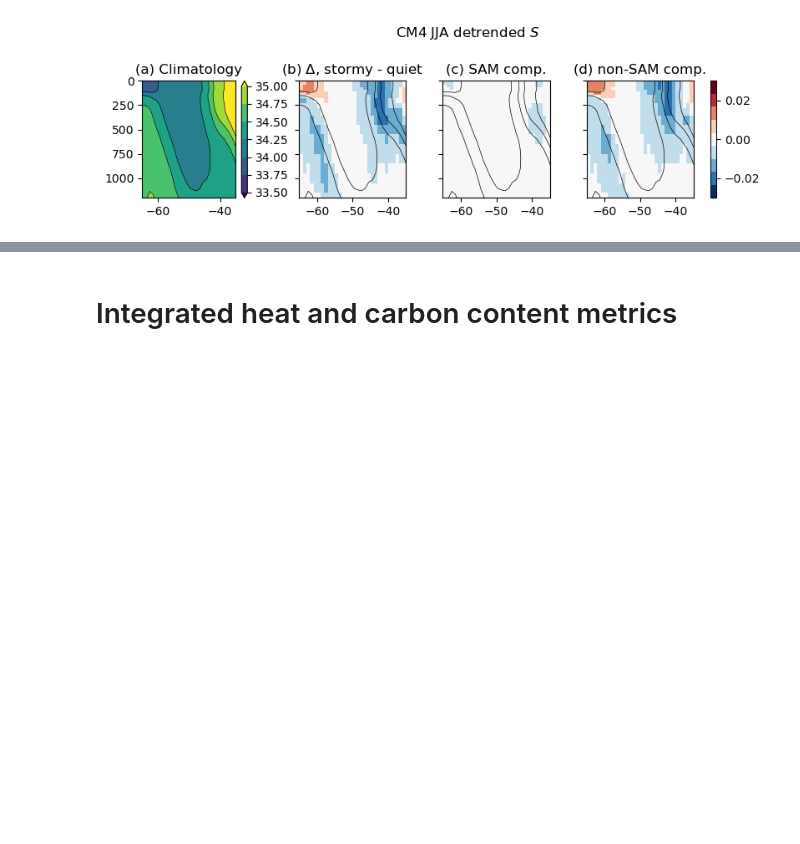
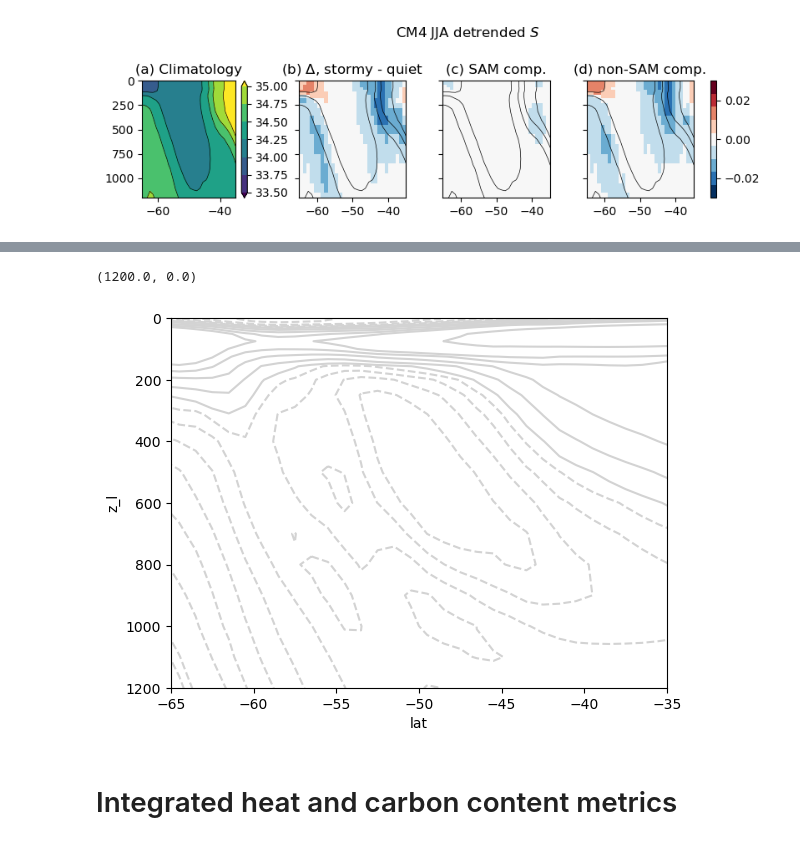
Before and after one commit to keturner8/stormtrack_variability, a Jupyter notebook: notebooks/composites_CMIP_SAMresid.ipynb, the cells around one changed output, grey strips where cells are left out. Cells and saved outputs as stored; diff of their text form; code cells hidden in the pictures; blank space fills up the shorter version.

```diff
--- a/notebooks/composites_CMIP_SAMresid.ipynb
+++ b/notebooks/composites_CMIP_SAMresid.ipynb
@@ -638,0 +700,9 @@ fig.colorbar(im3, ax=axs[1:], orientation='vertical', label='',fraction=0.046, p
+# %%
+ds_pv = xr.open_mfdataset(
+    f"/work/Katherine.Turner/tempest-extremes/{mod}_cmip/data/*pv.nc",
+    use_cftime=True,
+)
+
+levels, colors = ml.util.get_pv_colormap()
+
+pv_mean = ds_pv.pv.sel(lon=regions["e_pac"]).mean(dim=["lon", "time"]).compute()
@@ -639 +965,9 @@ fig.colorbar(im3, ax=axs[1:], orientation='vertical', label='',fraction=0.046, p
+# %%
+pv_mean.plot.contour(levels=levels[:18], linestyles="dashed", colors="lightgrey")
+pv_mean.plot.contour(levels=levels[18::2], linestyles="solid", colors="lightgrey")
+plt.xlim([-65, -35])
+plt.ylim([1200, 0])
+# %% [output]
+(1200.0, 0.0)
+[figure, added]
 # %%
```
Also changed, not shown: parts of 42 cells of this notebook, 8 other files.
